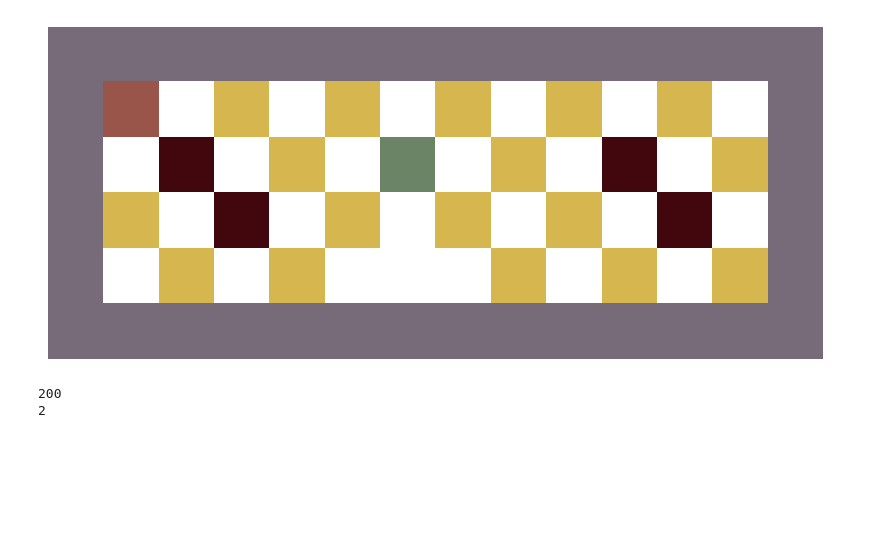
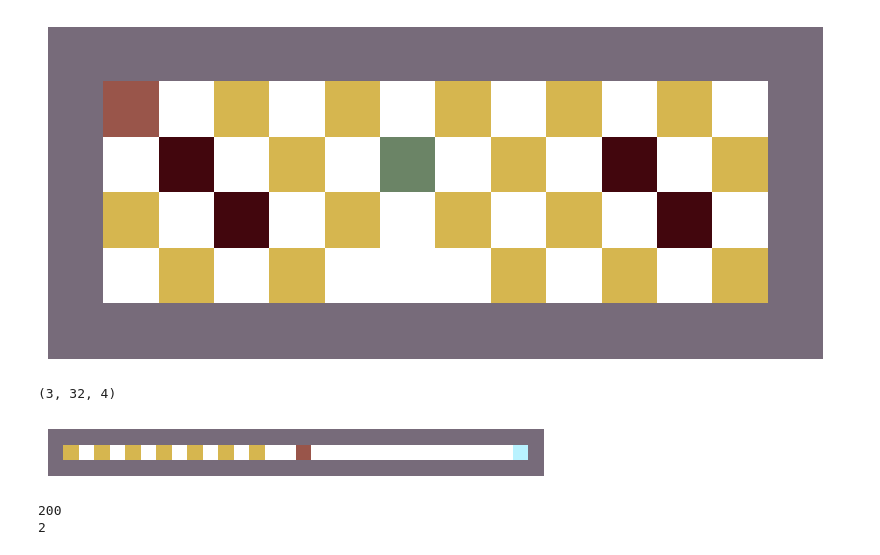
Before and after one commit to ahmedtarek-/Deep-Q-Learning, a Jupyter notebook: deep_q_learning_arina.ipynb, the cells around one changed output. Saved outputs shown, nothing was run; the diff lists cells and outputs as text; code cells hidden in the pictures; blank space fills up the shorter version.

```diff
--- a/deep_q_learning_arina.ipynb
+++ b/deep_q_learning_arina.ipynb
@@ -88,6 +88,14 @@ env.observation_space.shape
 (6, 14, 5)
 (6, 14, 5)
 [figure]
+# %%
+env = gym.make("LinearTrack-v0")
+obs, obs_to_render = env.reset_with_render()
+print(obs.shape)
+env.render(obs_to_render)
+# %% [output]
+(3, 32, 4)
+[figure, added]
 # %%
 # Run random steps & Visualize the episode
 from IPython import display
```
Also changed, not shown: parts of 17 cells of this notebook.
